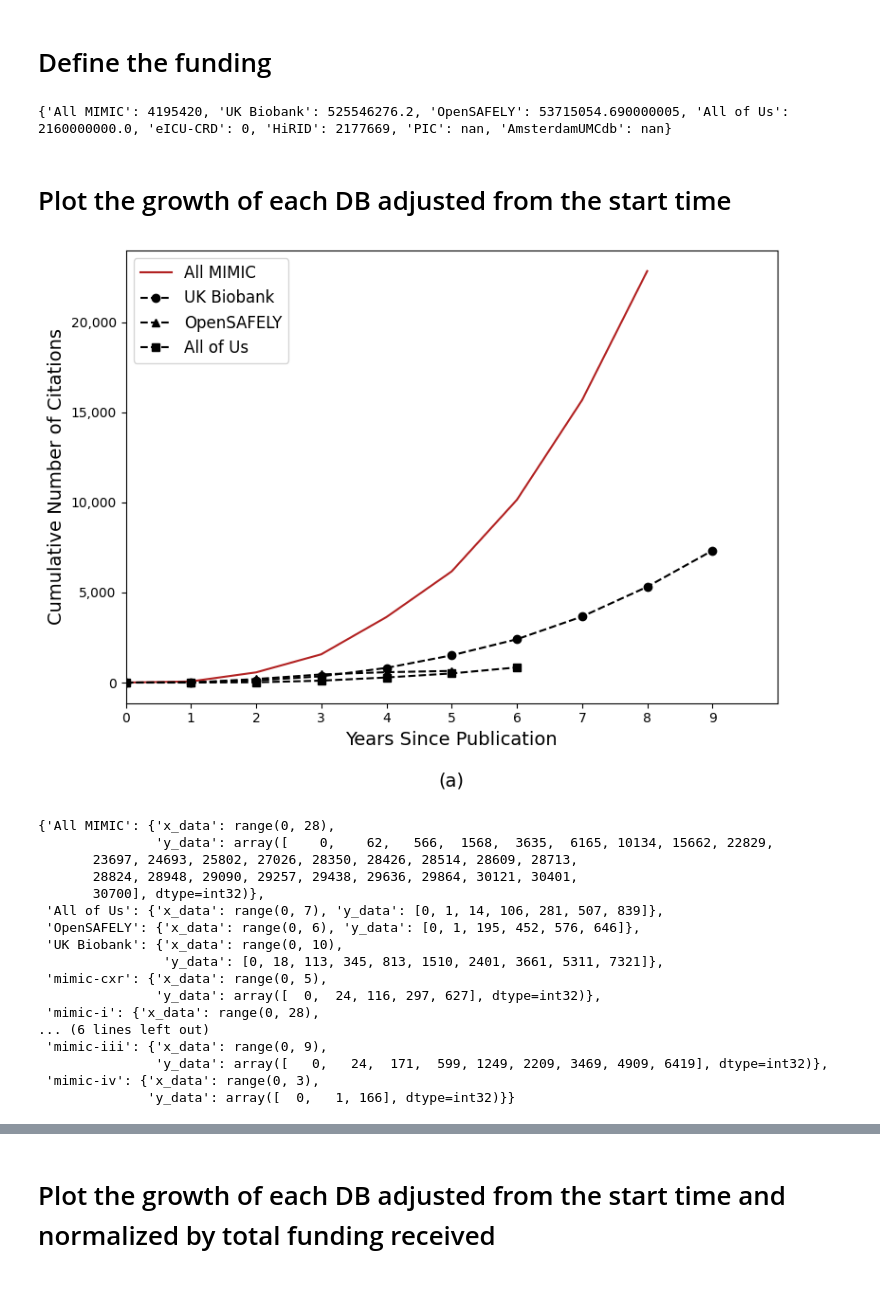
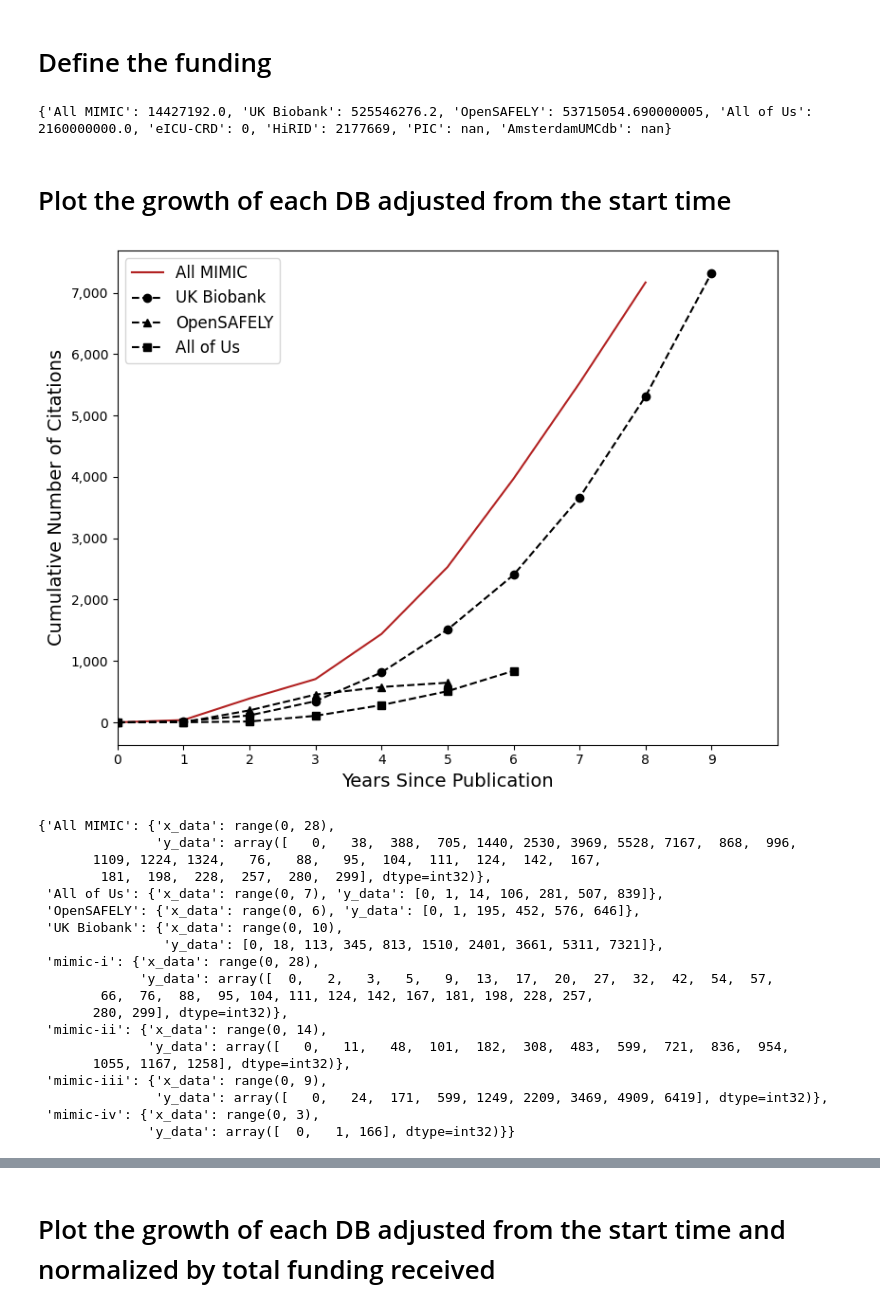
Before and after one commit to Lucas-Mc/power-of-data-communities, a Jupyter notebook: extract-citations___publication-final.ipynb, the cells around one changed output, grey strips where cells are left out. Saved outputs shown, nothing was run; the diff lists cells and outputs as text; code cells hidden in the pictures.

```diff
--- a/extract-citations___publication-final.ipynb
+++ b/extract-citations___publication-final.ipynb
@@ -321,35 +320,16 @@ other_datasets = {
 # %% [markdown]
 # Define the funding
 # %%
+MIMIC_funding_df = pd.read_csv(os.path.join('funding_sources','all-MIMIC.csv'))
+
 total_funding = {
-    # 5R01EB017205
     # MIMIC-I: 10.1109/CIC.1996.542622
     # MIMIC-II: 10.1109/CIC.2002.1166854
     # MIMIC-III: 10.1038/sdata.2016.35
     # MIMIC-IV: 10.1038/s41597-022-01899-x
     # MIMIC-CXR: 10.1038/s41597-019-0322-0
-    # NIH Reporter: Critical Care Informatics
-    # Year | NIBIB  | NIGMS  | OD
-    # 2014 | 458841 | 200000 | 0
-    # 2015 | 430704 | 200000 | 0
-    # 2016 | 433117 | 200000 | 0
-    # 2017 | 415565 | 200000 | 0
-    # 2018 | 385045 | 0      | 0
-    # 2019 | 377810 | 0      | 0
-    # 2020 | 0      | 0      | 97102
-    # 2021 | 399755 | 0      | 0
-    # 2022 | 0      | 0      | 0
-    # 2023 | 397481 | 0      | 0
-    'All MIMIC': 458841 + 200000 + 0     + \
-                 430704 + 200000 + 0     + \
-                 433117 + 200000 + 0     + \
-                 415565 + 200000 + 0     + \
-                 385045 + 0      + 0     + \
-                 377810 + 0      + 0     + \
-                 0      + 0      + 97102 + \
-                 399755 + 0      + 0     + \
-                 0      + 0      + 0     + \
-                 397481 + 0      + 0,
+    # NIH Reporter
+    'All MIMIC': MIMIC_funding_df[~MIMIC_funding_df['Application ID'].isna()]['Total Cost IC'].sum(),
     # https://www.ukbiobank.ac.uk/media/wgsfd0qg/uk-biobank-funding-details-summary.pdf
     # Total = 413.8 million GBP = 525,546,276.20 USD (June 9, 2024 conversion rate)
     'UK Biobank': 525546276.20,
@@ -368,7 +348,7 @@ total_funding = {
 }
 print(total_funding)
 # %% [output]
-{'All MIMIC': 4195420, 'UK Biobank': 525546276.2, 'OpenSAFELY': 53715054.690000005, 'All of Us': 2160000000.0, 'eICU-CRD': 0, 'HiRID': 2177669, 'PIC': nan, 'AmsterdamUMCdb': nan}
+{'All MIMIC': 14427192.0, 'UK Biobank': 525546276.2, 'OpenSAFELY': 53715054.690000005, 'All of Us': 2160000000.0, 'eICU-CRD': 0, 'HiRID': 2177669, 'PIC': nan, 'AmsterdamUMCdb': nan}
 # %% [markdown]
 # Plot the growth of each DB adjusted from the start time
 # %%
@@ -380,14 +360,14 @@ fig_title = 'All MIMIC'
 xlim_max = 10
 
 years = [int(y) for y in current_db[list(current_db.keys())[0]].keys()]
-db_order = ['mimic-i','mimic-ii','mimic-iii','mimic-iv','mimic-cxr']
+db_order = ['mimic-i','mimic-ii','mimic-iii','mimic-iv'] #,'mimic-cxr']
 colors = [
     'cornflowerblue',
     'lightsteelblue',
     'dimgray',
     'lightcoral',
     'firebrick'
-][:len(db_order)]
+]#[:len(db_order)]
 
 plt.figure(figsize=(8,6))
 
@@ -413,9 +393,9 @@ for i,db in enumerate(db_order):
     }
 if ALL_MIMIC:
     max_len = max([len(a) for a in all_y_data])
-    all_y_data = np.cumsum(np.sum([np.pad(a, (0, max_len-len(a)), 'constant') for a in all_y_data], axis=0))
+    all_y_data = np.sum([np.pad(a, (0, max_len-len(a)), 'constant') for a in all_y_data], axis=0)
     all_x_data = range(len(all_y_data))
-    plt.plot(all_x_data[:max_mimic], all_y_data[:max_mimic], color=colors[i], label=fig_title)
+    plt.plot(all_x_data[:max_mimic], all_y_data[:max_mimic], color=colors[-1], label=fig_title)
     all_data_output['All MIMIC'] = {
         'x_data': all_x_data,
         'y_data': all_y_data
@@ -423,48 +403,50 @@ if ALL_MIMIC:
 
 closed_markers = ['o', '^', 's']
 for i,closed_dataset in enumerate(closed_datasets.items()):
     start_year = int(list(closed_dataset[1].keys())[0])
     y_data = [v for y,v in closed_dataset[1].items() if ((int(y) >= start_year) and (int(y) <= max_year))]
     y_data = [0, *np.cumsum(y_data)]
     x_data = range(len(y_data))
     plt.plot(x_data[:xlim_max+1], y_data[:xlim_max+1], color='k', linestyle='--', marker=closed_markers[i], label=closed_dataset[0])
     all_data_output[closed_dataset[0]] = {
         'x_data': x_data,
         'y_data': y_data
     }
 
-plt.xlabel('Years Since Publication\n\n(a)', fontsize=14)
+plt.xlabel('Years Since Publication', fontsize=14)
 plt.ylabel('Cumulative Number of Citations', fontsize=14)
 handles, labels = plt.gca().get_legend_handles_labels()
 order = np.arange(0,len(labels))
 legend = plt.legend([handles[i] for i in order], [labels[i] for i in order], loc='upper left', fontsize=12)
 # legend.get_frame().set_alpha(1)
 # plt.grid(zorder=-1, axis='y')
 plt.xlim([0,xlim_max])
 ax = plt.gca()
 ax.yaxis.set_major_formatter(ticker.StrMethodFormatter('{x:,.0f}'))
 ax.set_xticks(range(xlim_max))
 plt.tight_layout()
 ms = 'MIMIC-together' if ALL_MIMIC else 'MIMIC-apart'
 plt.savefig(os.path.join(SEARCH_RESULT_FOLDER, f'growth-line___{ms}_all-time_all-closed.png'))
 plt.show()
 
 pprint.pprint(all_data_output)
 # %% [output]
-[figure, old version]
+[figure, new version]
 {'All MIMIC': {'x_data': range(0, 28),
-               'y_data': array([    0,    62,   566,  1568,  3635,  6165, 10134, 15662, 22829,
-       23697, 24693, 25802, 27026, 28350, 28426, 28514, 28609, 28713,
-       28824, 28948, 29090, 29257, 29438, 29636, 29864, 30121, 30401,
-       30700], dtype=int32)},
+               'y_data': array([   0,   38,  388,  705, 1440, 2530, 3969, 5528, 7167,  868,  996,
+       1109, 1224, 1324,   76,   88,   95,  104,  111,  124,  142,  167,
+        181,  198,  228,  257,  280,  299], dtype=int32)},
  'All of Us': {'x_data': range(0, 7), 'y_data': [0, 1, 14, 106, 281, 507, 839]},
  'OpenSAFELY': {'x_data': range(0, 6), 'y_data': [0, 1, 195, 452, 576, 646]},
  'UK Biobank': {'x_data': range(0, 10),
                 'y_data': [0, 18, 113, 345, 813, 1510, 2401, 3661, 5311, 7321]},
- 'mimic-cxr': {'x_data': range(0, 5),
-               'y_data': array([  0,  24, 116, 297, 627], dtype=int32)},
  'mimic-i': {'x_data': range(0, 28),
-... (6 lines left out)
+             'y_data': array([  0,   2,   3,   5,   9,  13,  17,  20,  27,  32,  42,  54,  57,
+        66,  76,  88,  95, 104, 111, 124, 142, 167, 181, 198, 228, 257,
+       280, 299], dtype=int32)},
+ 'mimic-ii': {'x_data': range(0, 14),
+              'y_data': array([   0,   11,   48,  101,  182,  308,  483,  599,  721,  836,  954,
+       1055, 1167, 1258], dtype=int32)},
  'mimic-iii': {'x_data': range(0, 9),
                'y_data': array([   0,   24,  171,  599, 1249, 2209, 3469, 4909, 6419], dtype=int32)},
  'mimic-iv': {'x_data': range(0, 3),
```
Also changed, not shown: parts of 6 cells of this notebook, 7 other files.
